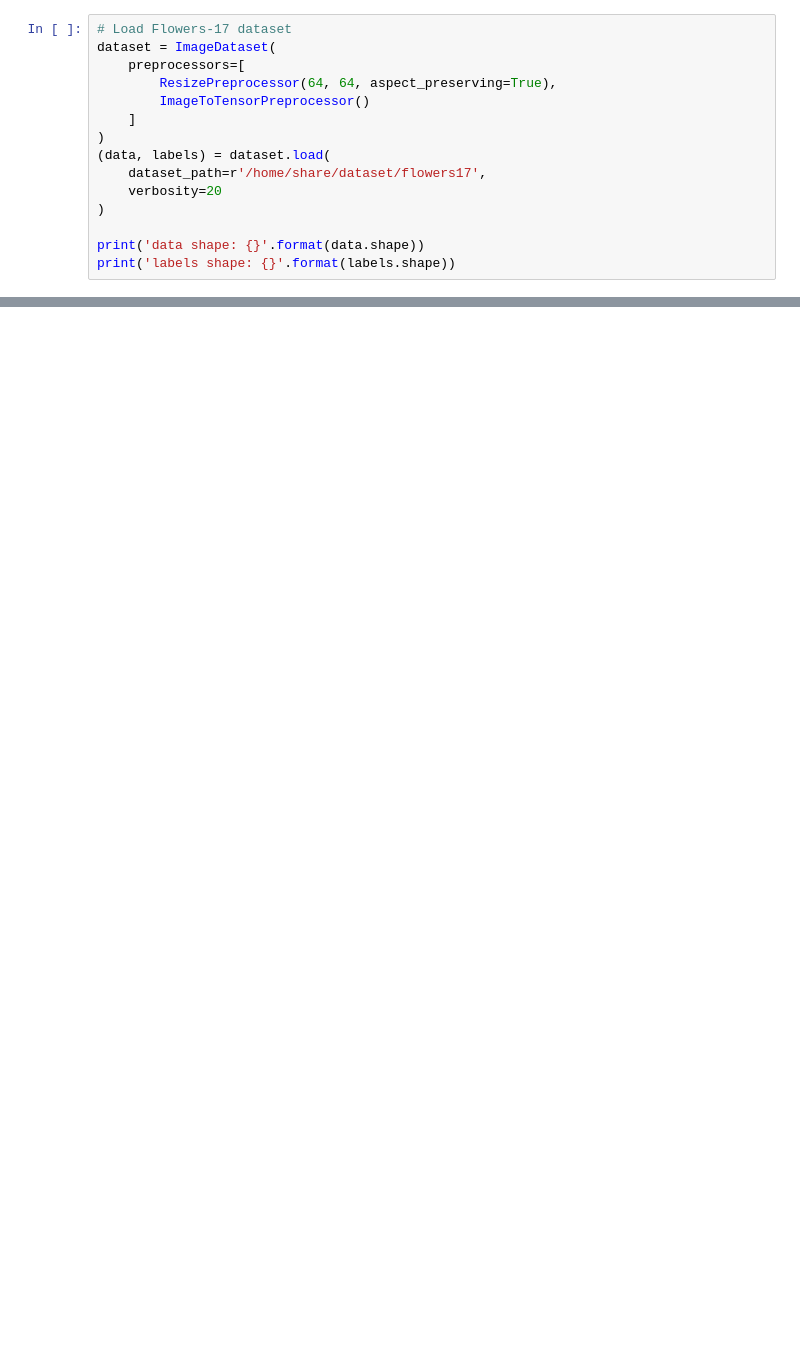
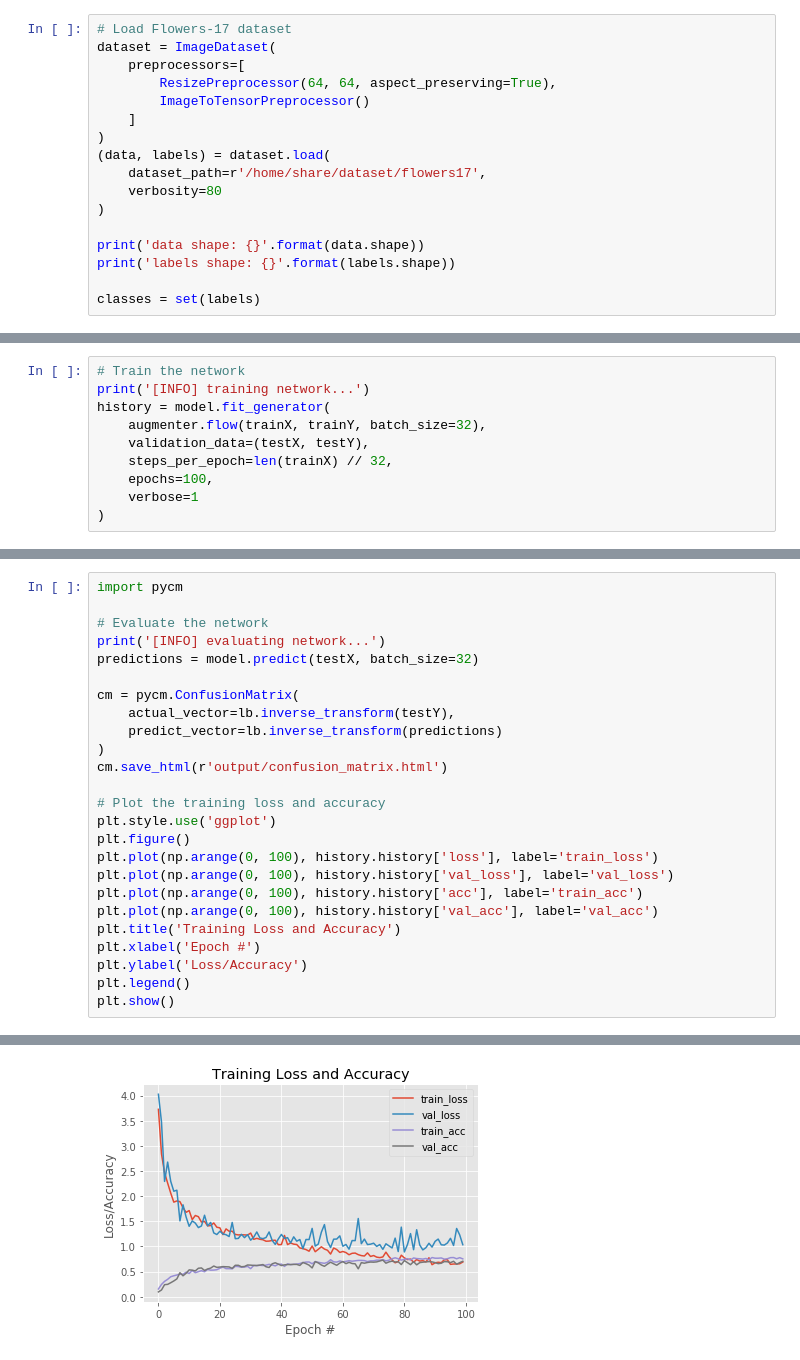
Before and after one commit to badtyprr/start-learning, a Jupyter notebook: flowers-17.ipynb, the cells around one changed output, grey strips where cells are left out. Cells and saved outputs as stored; diff of their text form; blank space fills up the shorter version.

Commit message:
Finished augmented data practice, integrated PyCM for confusion matrix analysis

```diff
--- a/flowers-17.ipynb
+++ b/flowers-17.ipynb
@@ -26,10 +29,12 @@ dataset = ImageDataset(
 )
 (data, labels) = dataset.load(
     dataset_path=r'/home/share/dataset/flowers17',
-    verbosity=20
+    verbosity=80
 )
 
 print('data shape: {}'.format(data.shape))
 print('labels shape: {}'.format(labels.shape))
+
+classes = set(labels)
 # %% [output]
 [INFO] Processing label: dandelion
@@ -51,0 +117,10 @@ labels shape: (1360,)
+# %%
+# Train the network
+print('[INFO] training network...')
+history = model.fit_generator(
+    augmenter.flow(trainX, trainY, batch_size=32),
+    validation_data=(testX, testY),
+    steps_per_epoch=len(trainX) // 32,
+    epochs=100,
+    verbose=1
+)
@@ -51,0 +145,26 @@ labels shape: (1360,)
+# %%
+import pycm
+
+# Evaluate the network
+print('[INFO] evaluating network...')
+predictions = model.predict(testX, batch_size=32)
+
+cm = pycm.ConfusionMatrix(
+    actual_vector=lb.inverse_transform(testY),
+    predict_vector=lb.inverse_transform(predictions)
+)
+cm.save_html(r'output/confusion_matrix.html')
+
+# Plot the training loss and accuracy
+plt.style.use('ggplot')
+plt.figure()
+plt.plot(np.arange(0, 100), history.history['loss'], label='train_loss')
+plt.plot(np.arange(0, 100), history.history['val_loss'], label='val_loss')
+plt.plot(np.arange(0, 100), history.history['acc'], label='train_acc')
+plt.plot(np.arange(0, 100), history.history['val_acc'], label='val_acc')
+plt.title('Training Loss and Accuracy')
+plt.xlabel('Epoch #')
+plt.ylabel('Loss/Accuracy')
+plt.legend()
+plt.show()
+# %% [output]
@@ -51,0 +172 @@ labels shape: (1360,)
+[figure, added]
```
Also changed, not shown: parts of 6 cells of this notebook, 1 other file.
